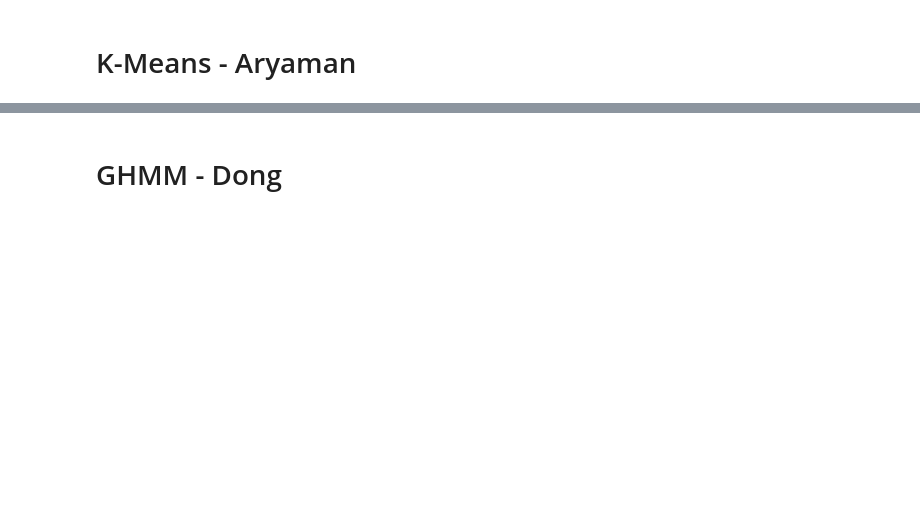
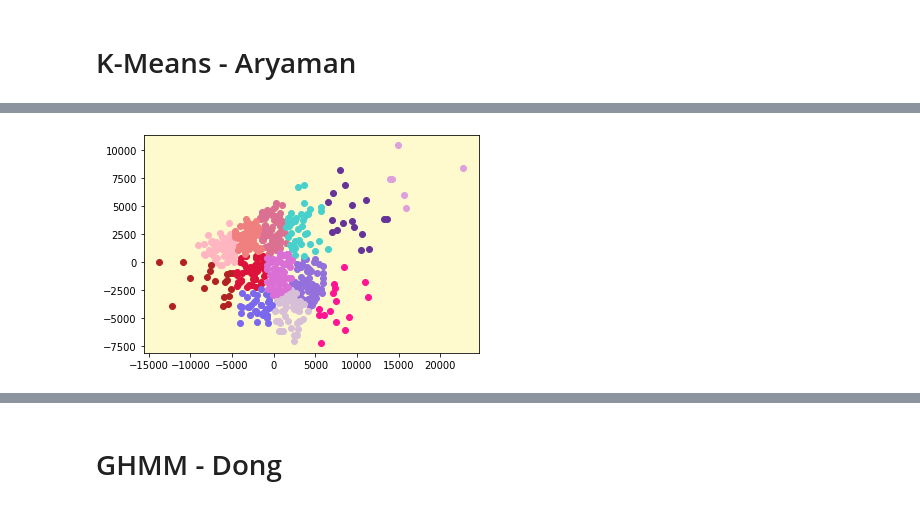
Before and after one commit to alxtyl/118B-FinalProject, a Jupyter notebook: 118B_Final_Project.ipynb, the cells around one changed output, grey strips where cells are left out. Drawn from its saved outputs; the diff is of its cells as text; code cells hidden in the pictures; blank space fills up the shorter version.

```diff
--- a/118B_Final_Project.ipynb
+++ b/118B_Final_Project.ipynb
@@ -443,3 +444,22 @@ plt.show()
+# %%
+#Using first 2 principal components
+component_1 = pca_df[:,0]
+component_2 = pca_df[:,1]
+X = [[component_1[i], component_2[i]] for i in range(len(component_1))]
+n_clusters = 13
+kmeans = KMeans(n_clusters).fit(X)
+kmeans_df = pd.DataFrame({'component_1' : component_1, 'component_2' : component_2, 'cluster_assignment': kmeans.labels_})
+plt.rcParams.update({'axes.facecolor':'lemonchiffon'})
+plt.rcParams.update({'text.color' : "cornflowerblue",'axes.labelcolor' : "cornflowerblue"})
+plt.figure(facecolor='white')
+
+colors = ['crimson', 'deeppink', 'palevioletred', 'lightpink', 'mediumpurple', 'rebeccapurple', 'plum', 'mediumturquoise', 'thistle', 'firebrick', 'mediumslateblue', 'lightcoral', 'orchid']
+for i in range(n_clusters):
+  plt.scatter(kmeans_df.loc[kmeans_df.cluster_assignment == i].iloc[:,0] , kmeans_df.loc[kmeans_df.cluster_assignment == i].iloc[:, 1] , color = colors[i])
+
+plt.show()
+# %% [output]
+[figure, added]
 # %%
 kmeans_df.cluster_assignment.value_counts()
 # %% [output]
```
Also changed, not shown: parts of 25 cells of this notebook.
